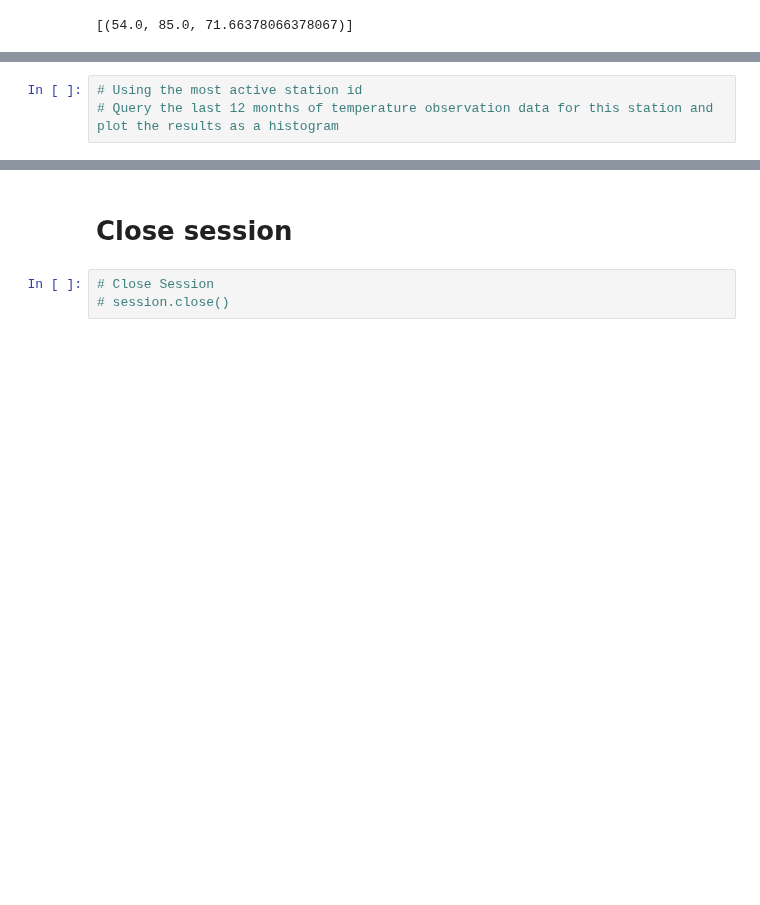
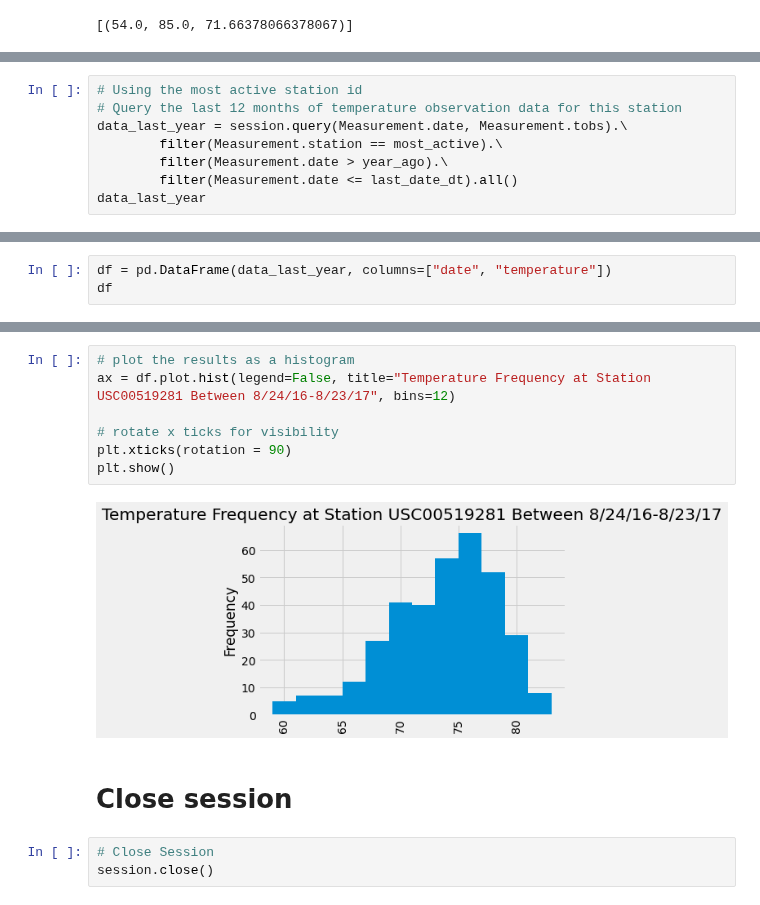
Before and after one commit to sydnipierce/sqlalchemy-challenge, a Jupyter notebook: climate_starter.ipynb, the cells around one changed output, grey strips where cells are left out. Drawn from its saved outputs; the diff is of its cells as text; blank space fills up the shorter version.

```diff
--- a/climate_starter.ipynb
+++ b/climate_starter.ipynb
@@ -205,3 +218,8 @@ popular_station_stats
 # %%
 # Using the most active station id
-# Query the last 12 months of temperature observation data for this station and plot the results as a histogram
+# Query the last 12 months of temperature observation data for this station
+data_last_year = session.query(Measurement.date, Measurement.tobs).\
+        filter(Measurement.station == most_active).\
+        filter(Measurement.date > year_ago).\
+        filter(Measurement.date <= last_date_dt).all()
+data_last_year
@@ -207,0 +244,3 @@ popular_station_stats
+# %%
+df = pd.DataFrame(data_last_year, columns=["date", "temperature"])
+df
@@ -208,5 +261,14 @@ popular_station_stats
+# %%
+# plot the results as a histogram
+ax = df.plot.hist(legend=False, title="Temperature Frequency at Station USC00519281 Between 8/24/16-8/23/17", bins=12)
+
+# rotate x ticks for visibility
+plt.xticks(rotation = 90)
+plt.show()
+# %% [output]
+[figure, added]
 # %% [markdown]
 # Close session
 # %%
 # Close Session
-# session.close()
+session.close()
```
Also changed, not shown: parts of 5 cells of this notebook.
